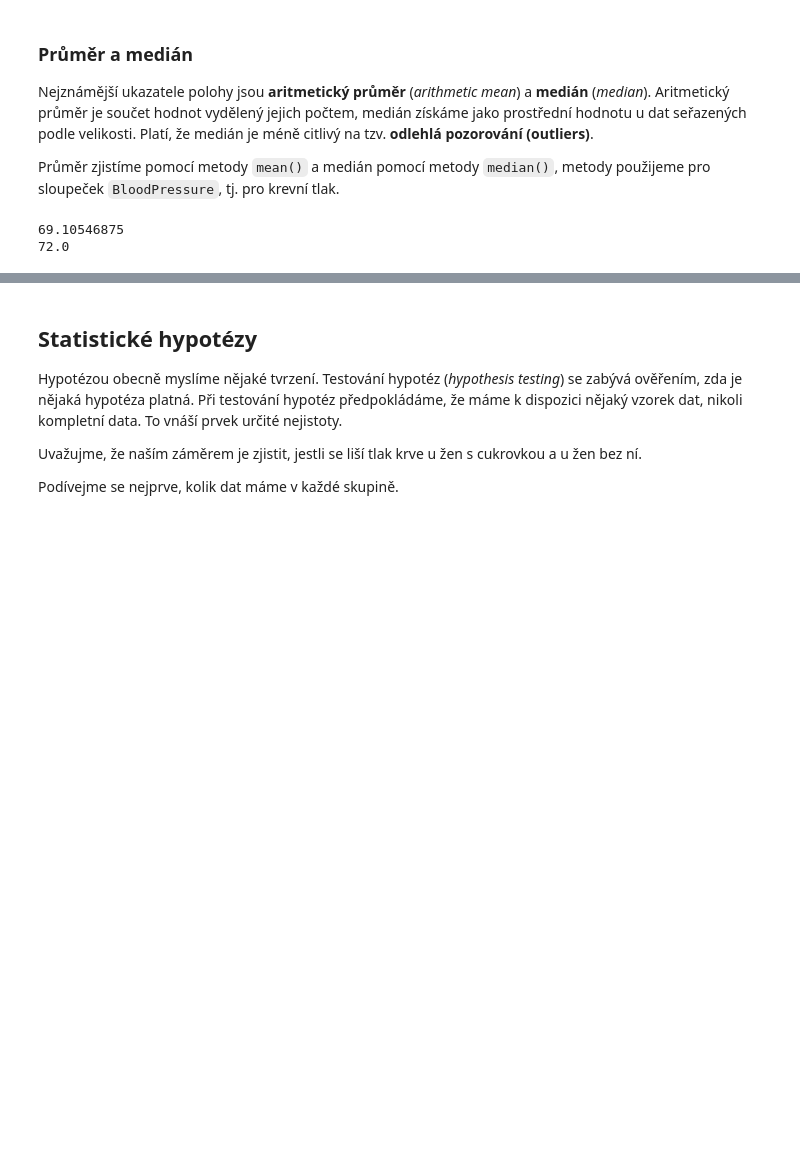
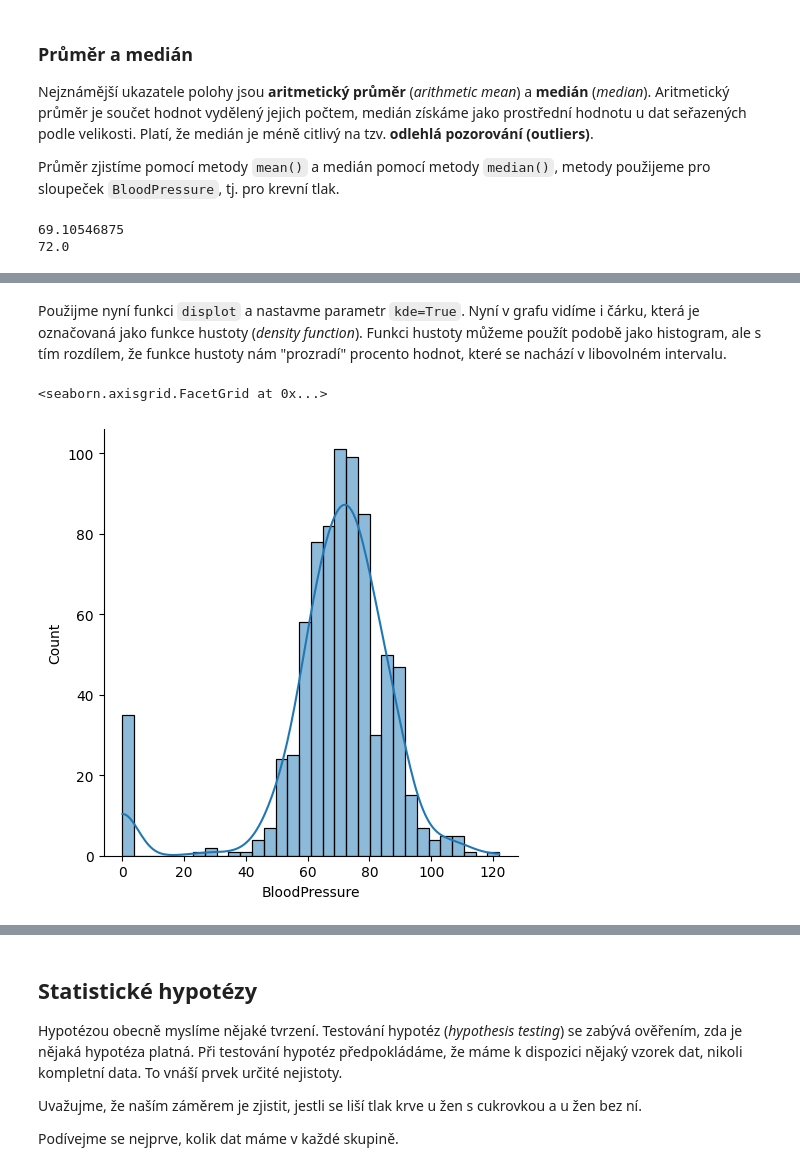
Before and after one commit to pesikj/da-python-pp23, a Jupyter notebook: statistika-1.ipynb, the cells around one changed output, grey strips where cells are left out. Saved outputs shown, nothing was run; the diff lists cells and outputs as text; code cells hidden in the pictures; blank space fills up the shorter version.

```diff
--- a/statistika-1.ipynb
+++ b/statistika-1.ipynb
@@ -61,0 +76,7 @@ print(data["BloodPressure"].median())
+# %% [markdown]
+Použijme nyní funkci `displot` a nastavme parametr `kde=True`. Nyní v grafu vidíme i čárku, která je označovaná jako funkce hustoty (*density function*). Funkci hustoty můžeme použít podobě jako histogram, ale s tím rozdílem, že funkce hustoty nám "prozradí" procento hodnot, které se nachází v libovolném intervalu.
+# %%
+sns.displot(data=data, x="BloodPressure", kde=True)
+# %% [output]
+<seaborn.axisgrid.FacetGrid at 0x...>
+[figure, added]
```
Also changed, not shown: parts of 33 cells of this notebook.
